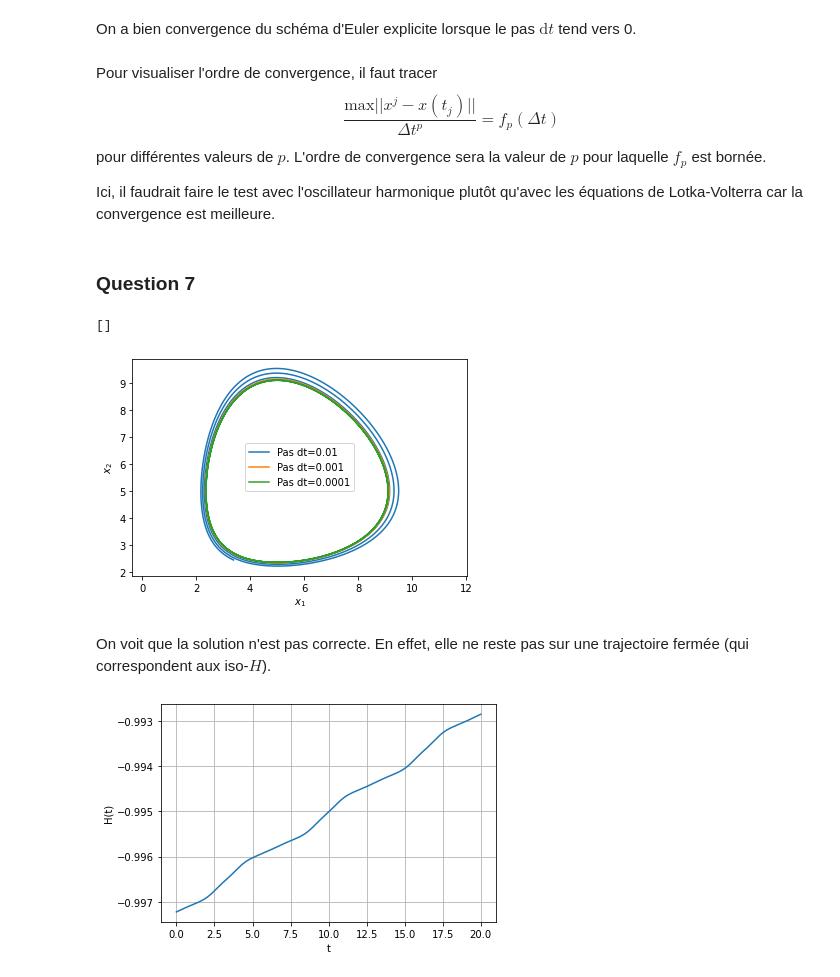
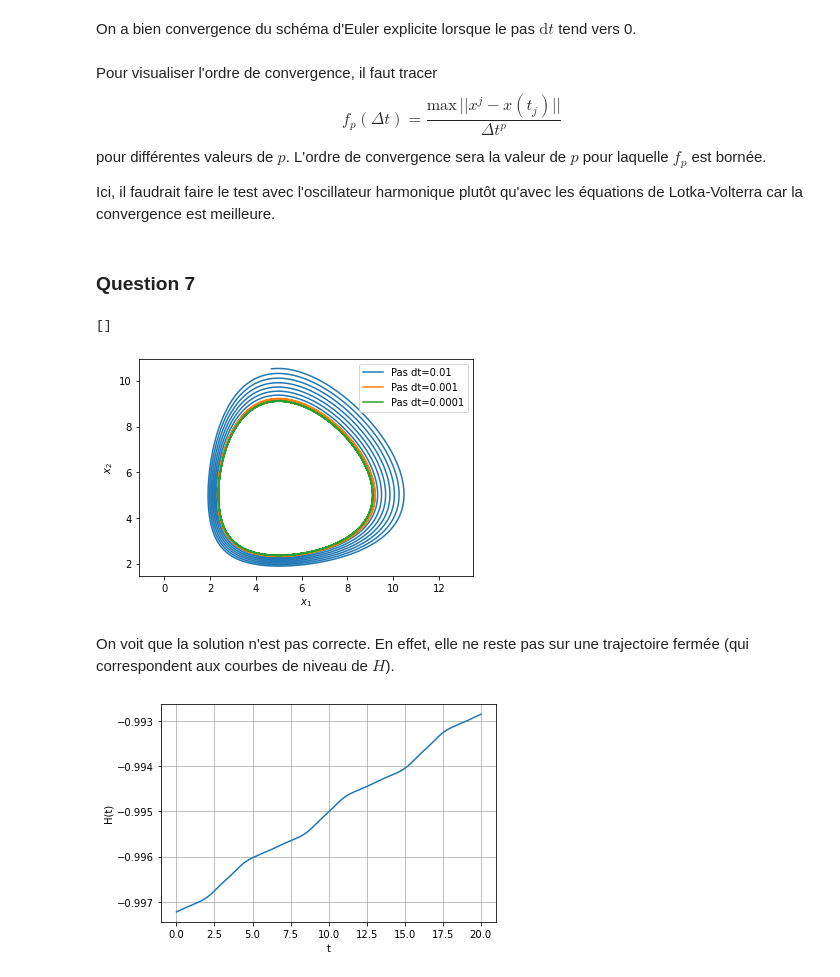
Before and after one commit to sophian-a/projet-equa-diff, a Jupyter notebook: Akkari-Blanchiet-eq-diff.ipynb, the cells around one changed output. Saved outputs shown, nothing was run; the diff lists cells and outputs as text; code cells hidden in the pictures.

```diff
--- a/Akkari-Blanchiet-eq-diff.ipynb
+++ b/Akkari-Blanchiet-eq-diff.ipynb
@@ -136,7 +143,7 @@ On a bien convergence du schéma d'Euler explicite lorsque le pas $\text{d}t$ te
 # %% [markdown]
 Pour visualiser l'ordre de convergence, il faut tracer
 $$
-\frac{\text{max} ||x^j - x(t_j) ||}{\Delta t ^p} = f_p(\Delta t)
+f_p(\Delta t) = \frac{\text{max} \, ||x^j - x(t_j) ||}{\Delta t ^p}
 $$
 pour différentes valeurs de $p$. L'ordre de convergence sera la valeur de $p$ pour laquelle $f_p$ est bornée.
 
@@ -146,28 +153,29 @@ Ici, il faudrait faire le test avec l'oscillateur harmonique plutôt qu'avec les
 # %%
 # On utilise le schéma d'Euler explicite pour simuler les équations de Lotka-Volterra
 
 alpha, beta, gamma, delta = 1,.2,1,.2
 
 def LV(t,x):
     a,b=x
     return np.array([a*(alpha-beta*b), -b*(gamma-delta*a)])
 
+# On trace les solutions pour différents pas dt
 for dt in [.01, .001, .0001] :
-    T,X=solve_euler_explicit(LV, np.array([3,3]), dt, 0, 20)
+    T,X=solve_euler_explicit(LV, np.array([3,3]), dt, 0, 50)
     x1,x2=X.transpose()
     plt.plot(x1,x2, label=f'Pas dt={dt}')
 
 plt.legend()
 plt.axis("equal")
 # plt.grid(True)
 plt.xlabel("$x_1$")
 plt.ylabel("$x_2$")
 plt.plot()
 # %% [output]
 []
-[figure, old version]
+[figure, new version]
 # %% [markdown]
-On voit que la solution n'est pas correcte. En effet, elle ne reste pas sur une trajectoire fermée (qui correspondent aux iso-$H$).
+On voit que la solution n'est pas correcte. En effet, elle ne reste pas sur une trajectoire fermée (qui correspondent aux courbes de niveau de $H$).
 # %%
 # Evolution de la fonction H
 
```
Also changed, not shown: parts of 24 cells of this notebook.
